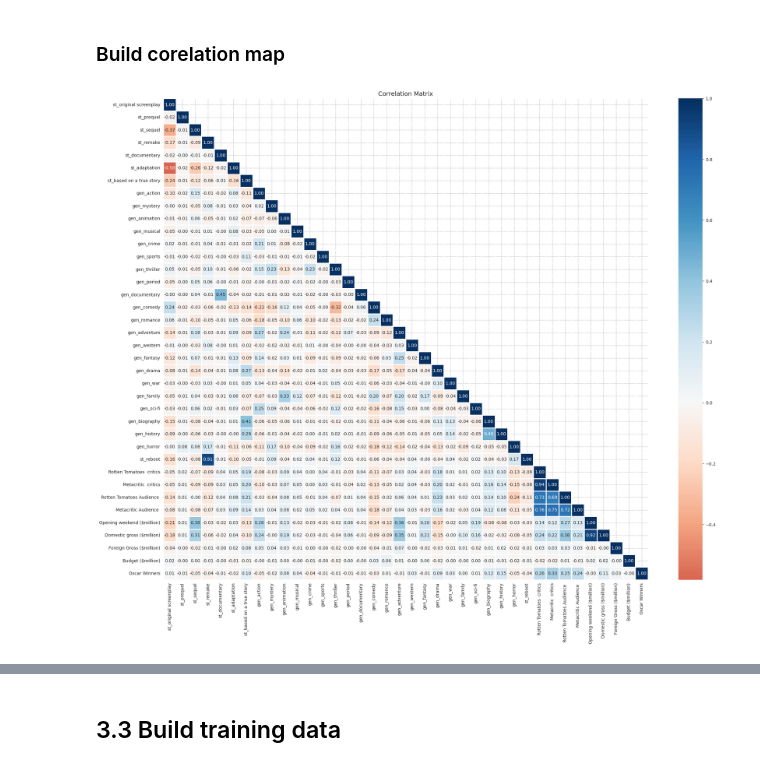
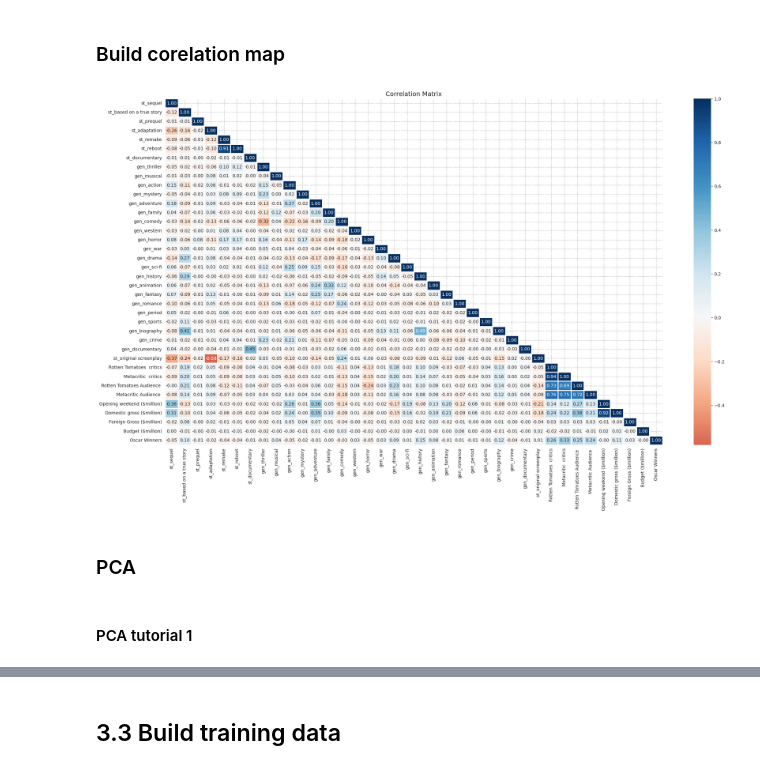
Before and after one commit to AAleksandros/HUA-DIT-Data-mining-project, a Jupyter notebook: data_mining.ipynb, the cells around one changed output, grey strips where cells are left out. Drawn from its saved outputs; the diff is of its cells as text; code cells hidden in the pictures.

```diff
--- a/data_mining.ipynb
+++ b/data_mining.ipynb
@@ -204,12 +325,16 @@ genres = df['Genre'].unique()
 
 # Split strings and remove trailing spaces
 unique_genres = []
-for str in genres:
-    unique_genres.append(re.split(', |. ',str))
+for string in genres:
+    unique_genres.append(re.split(', |. ',string))
 genre_types = [j.strip() for sub in unique_genres for j in sub]
+
+print(unique_genres)
 
 #Convert to set to remove dublicates
 genre_types = set(genre_types)
+
+
 
 # Remove invalid values
 genre_types.remove('')
@@ -232,6 +357,8 @@ genre_types.remove('sport')
 genre_types.remove('thriler')
 genre_types.remove('thrille')
 
+print(genre_types)
+
 # Insert columns for each coresponding script type
 for i, item in enumerate(genre_types):
     df.insert(i+8, 'gen_'+item, 0)
@@ -253,4 +383,4 @@ df['Oscar Winners'] = df["Oscar Winners"].notnull().astype("int")
 # %% [markdown]
 ### Drop unecessary columns for model training
 # %%
-df = df.drop(['Distributor', 'IMDb Rating', 'IMDB vs RT disparity', 'Opening Weekend', 'Domestic Gross', 'Foreign Gross', 'Worldwide Gross', 'Film', 'Year', 'Release Date (US)', 'Oscar Detail', 'Rotten Tomatoes vs Metacritic  deviance', 'Audience vs Critics deviance ', 'Worldwide Gross ($million)', ' of Gross earned abroad', 'Average audience ', 'Average critics ', ' Budget recovered', ' Budget recovered opening weekend'], axis=1)
+df = df.drop(['Distributor', 'IMDb Rating', 'IMDB vs RT disparity', 'Opening Weekend', 'Domestic Gross', 'Foreign Gross', 'Worldwide Gross', 'Year', 'Release Date (US)', 'Oscar Detail', 'Rotten Tomatoes vs Metacritic  deviance', 'Audience vs Critics deviance ', 'Worldwide Gross ($million)', ' of Gross earned abroad', 'Average audience ', 'Average critics ', ' Budget recovered', ' Budget recovered opening weekend'], axis=1)
@@ -259,6 +387,3 @@ df = df.drop(['Distributor', 'IMDb Rating', 'IMDB vs RT disparity', 'Opening Wee
-# %%
-df = df.replace(',','', regex=True)
-# df = df.astype('float32')
 # %% [markdown]
 ### Dataset overview
 # %%
@@ -274,23 +410,26 @@ df.head()
 ## 3.2 Dataset feature exploration
 # %% [markdown]
 ### Build corelation map
+# %%
+# remove film names column
+df = df.drop(['Film'], axis=1)
 # %%
 # Reset background style
 sns.set_style('whitegrid')
 
 corr = df.corr()
 
-# Define a custom colormap
-colors = ['#ff6200', '#ffcaa8', 'white', '#ffcaa8', '#ff6200']
-my_cmap = LinearSegmentedColormap.from_list('custom_map', colors, N=256)
-
 mask = np.zeros_like(corr)
 mask[np.triu_indices_from(mask, k=1)] = True
 
 # Plot the heatmap
-plt.figure(figsize=(25, 20))
+plt.figure(figsize=(25, 14))
 sns.heatmap(corr, mask=mask, cmap=colormaps['RdBu'], annot=True, center=0, fmt='.2f', linewidths=2)
 plt.title('Correlation Matrix', fontsize=14)
 plt.show()
 # %% [output]
-[figure, old version]
+[figure, new version]
+# %% [markdown]
+### PCA
+# %% [markdown]
+#### PCA tutorial 1
```
Also changed, not shown: parts of 32 cells of this notebook.
